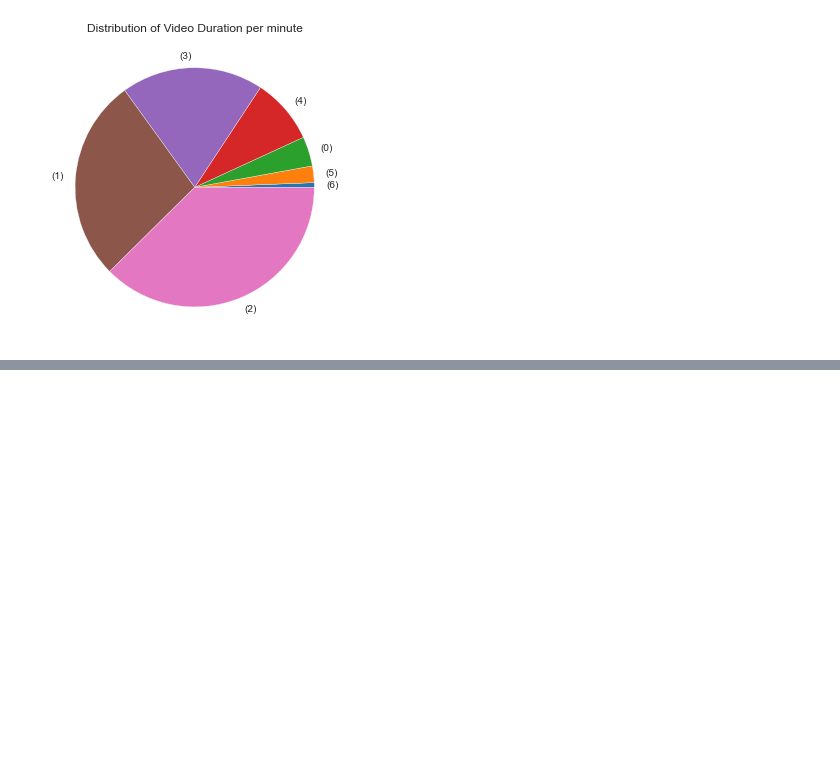
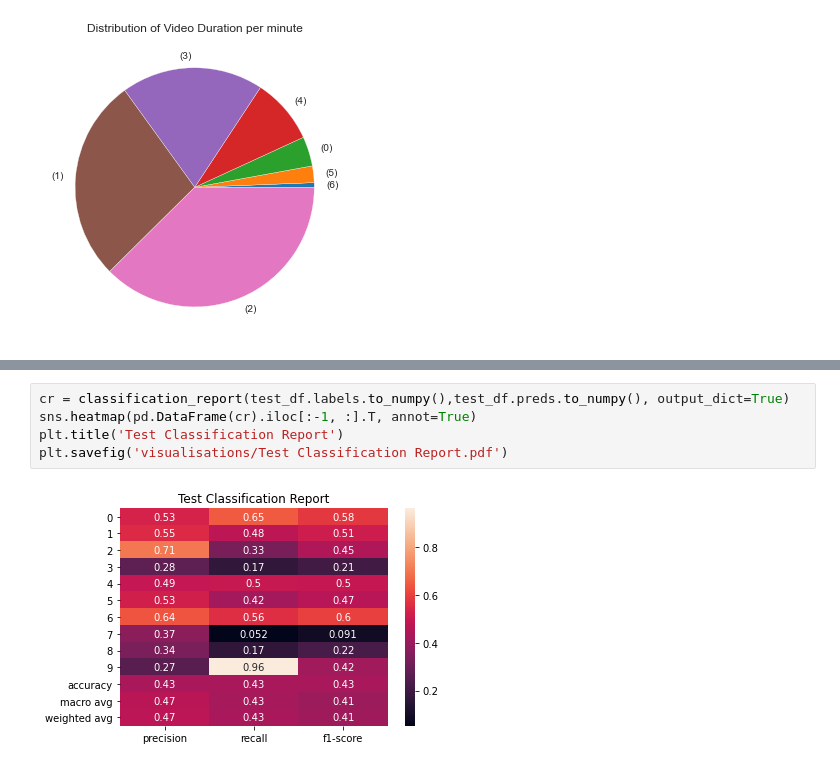
Before and after one commit to Cawinchan/opensea_data_extractor, a Jupyter notebook: data_visualisation.ipynb, the cells around one changed output, grey strips where cells are left out. Cells and saved outputs as stored; diff of their text form; blank space fills up the shorter version.

```diff
--- a/data_visualisation.ipynb
+++ b/data_visualisation.ipynb
@@ -277,0 +330,7 @@ plt.savefig('visualisations/Distribution_of_Video_Duration_per_minute.pdf')
+# %%
+cr = classification_report(test_df.labels.to_numpy(),test_df.preds.to_numpy(), output_dict=True)
+sns.heatmap(pd.DataFrame(cr).iloc[:-1, :].T, annot=True)
+plt.title('Test Classification Report')
+plt.savefig('visualisations/Test Classification Report.pdf')
+# %% [output]
+[figure, added]
```
Also changed, not shown: parts of 7 cells of this notebook, 5 other files.
